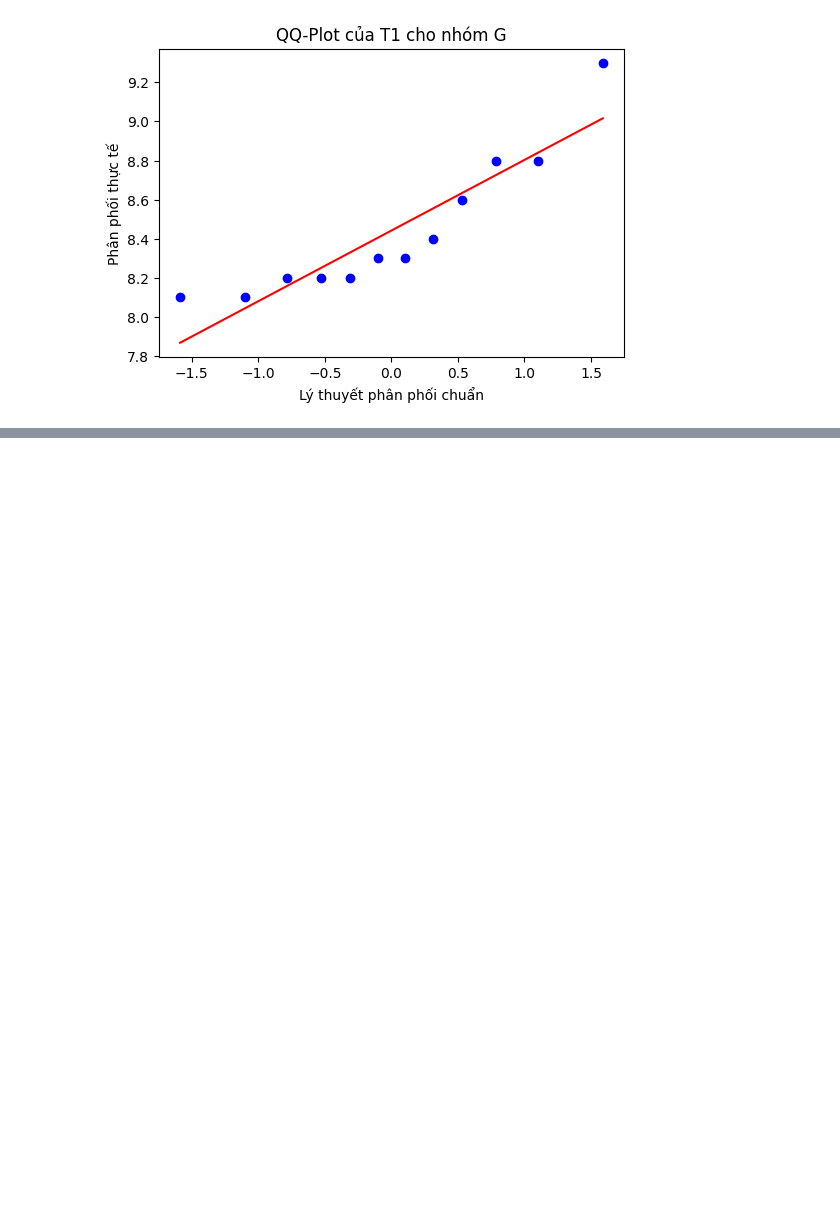
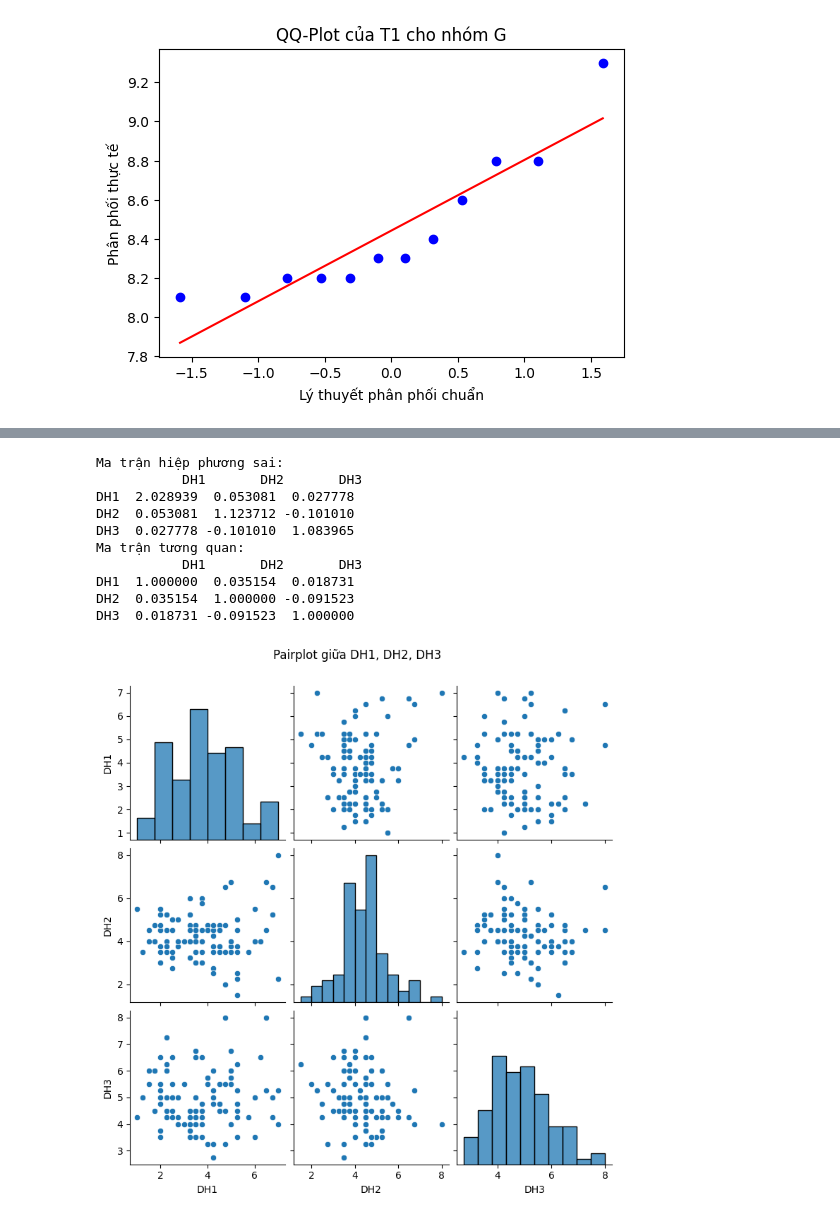
Before and after one commit to Thinh065/Thinh065-PhanTichDuLieunHocSau, a Jupyter notebook: lap2.ipynb, the cells around one changed output, grey strips where cells are left out. Cells and saved outputs as stored; diff of their text form; code cells hidden in the pictures; blank space fills up the shorter version.

```diff
--- a/lap2.ipynb
+++ b/lap2.ipynb
@@ -794,0 +823,27 @@ for group in labels:
+# %%
+# Câu 5: Khảo sát tương quan giữa các biến DH1, DH2, DH3
+
+# Ma trận hiệp phương sai
+cov_matrix = df[['DH1', 'DH2', 'DH3']].cov()
+print("Ma trận hiệp phương sai:\n", cov_matrix)
+
+# Ma trận tương quan
+corr_matrix = df[['DH1', 'DH2', 'DH3']].corr()
+print("Ma trận tương quan:\n", corr_matrix)
+
+# Vẽ Pairplot
+sns.pairplot(df[['DH1', 'DH2', 'DH3']])
+plt.suptitle("Pairplot giữa DH1, DH2, DH3", y=1.05)
+plt.show()
+# %% [output]
+Ma trận hiệp phương sai:
+           DH1       DH2       DH3
+DH1  2.028939  0.053081  0.027778
+DH2  0.053081  1.123712 -0.101010
+DH3  0.027778 -0.101010  1.083965
+Ma trận tương quan:
+           DH1       DH2       DH3
+DH1  1.000000  0.035154  0.018731
+DH2  0.035154  1.000000 -0.091523
+DH3  0.018731 -0.091523  1.000000
+[figure, added]
```
Also changed, not shown: parts of 2 cells of this notebook.
